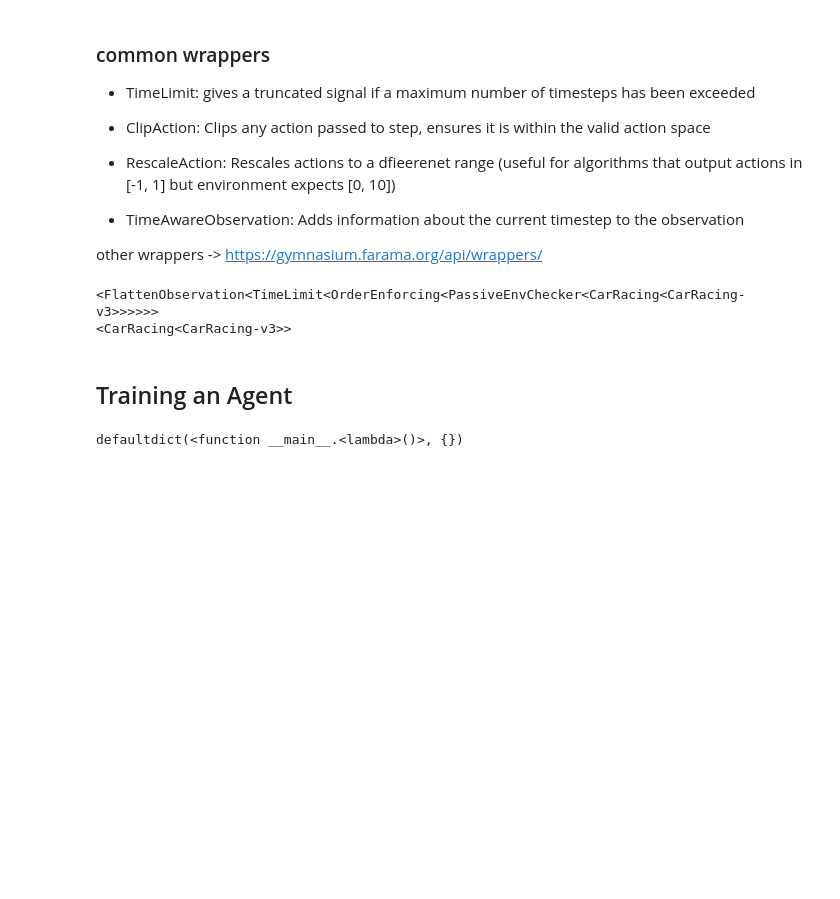
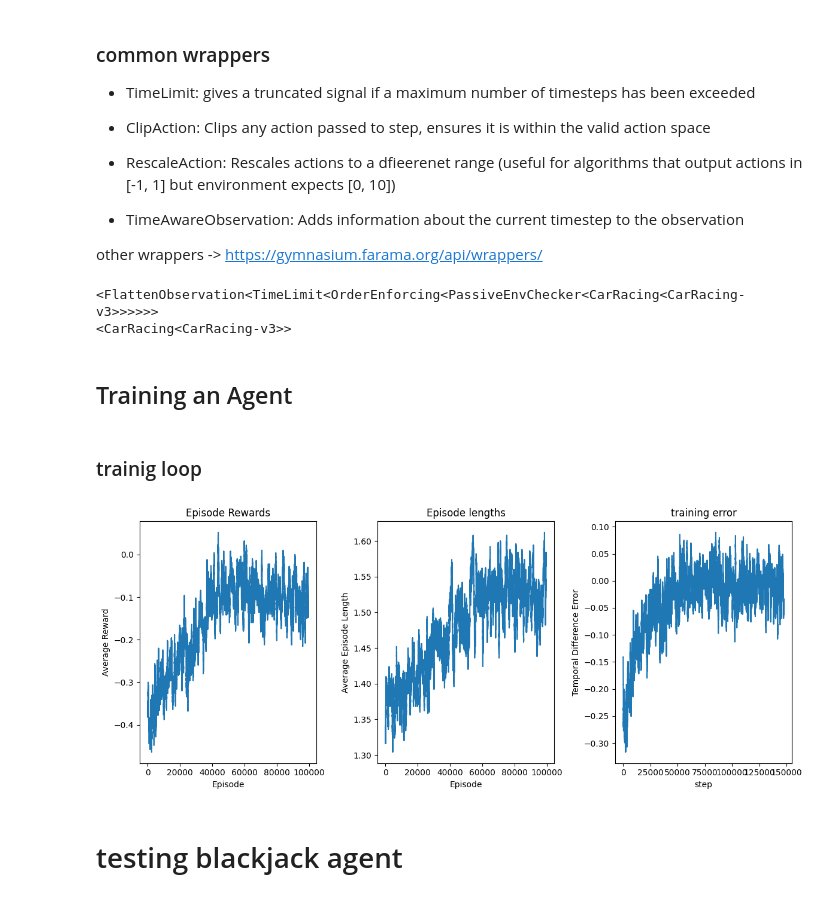
Before and after one commit to itsjustdannyb/side-quests, a Jupyter notebook: rl/learning_gymnasium.ipynb, the cells around one changed output. Saved outputs shown, nothing was run; the diff lists cells and outputs as text; code cells hidden in the pictures; blank space fills up the shorter version.

Commit message:
update blackjack

```diff
--- a/rl/learning_gymnasium.ipynb
+++ b/rl/learning_gymnasium.ipynb
@@ -163,9 +163,25 @@ class BlackjackAgent:
   def decay_epsilon(self):
     """Reduce exploration rate after each episode"""
     self.epsilon = max(self.final_epsilon, self.epsilon - self.epsilon_decay)
-# %%
-env = gym.make("Blackjack-v1")
-q_values = defaultdict(lambda: np.zeros(env.action_space.n))
-q_values
-# %% [output]
-defaultdict(<function __main__.<lambda>()>, {})
+# %%
+## trainig the agent
+
+learning_rate = 0.01
+n_episodes = 100_000
+start_epsilon = 1.0
+epsilon_decay = start_epsilon / (n_episodes / 2)
+final_epsilon = 0.1
+
+# create environment and agent
+env = gym.make("Blackjack-v1", sab=False)
+env = gym.wrappers.RecordEpisodeStatistics(env, buffer_length=n_episodes)
+
+agent = BlackjackAgent(
+    env=env,
+    learning_rate=learning_rate,
+    init_epsilon=start_epsilon,
+    epsilon_decay=epsilon_decay,
+    final_epsilon=final_epsilon
+)
+# %% [markdown]
+### trainig loop
@@ -171,0 +213,52 @@ defaultdict(<function __main__.<lambda>()>, {})
+# %%
+## analyze training results
+import matplotlib.pyplot as plt
+
+def get_moving_average(arr, window, convolution_mode):
+  # Convert the deque to a numpy array directly
+  return np.convolve(np.array(arr), np.ones(window), mode=convolution_mode) / window
+
+rolling_length = 500
+fig, axs = plt.subplots(ncols=3, figsize=(12,5))
+
+axs[0].set_title("Episode Rewards")
+reward_moving_average = get_moving_average(
+    env.return_queue,
+    rolling_length,
+    "valid"
+)
+
+axs[0].plot(range(len(reward_moving_average)), reward_moving_average)
+axs[0].set_ylabel("Average Reward")
+axs[0].set_xlabel("Episode")
+
+# episode lengths (num actions per hand)
+axs[1].set_title("Episode lengths")
+length_moving_average = get_moving_average(
+    env.length_queue,
+    rolling_length,
+    "valid"
+)
+
+axs[1].plot(range(len(length_moving_average)), length_moving_average)
+axs[1].set_ylabel("Average Episode Length")
+axs[1].set_xlabel("Episode")
+
+# training error
+axs[2].set_title("training error")
+training_error_moving_average = get_moving_average(
+    agent.training_error,
+    rolling_length,
+    "same"
+)
+
+axs[2].plot(range(len(training_error_moving_average)), training_error_moving_average)
+axs[2].set_ylabel("Temporal Difference Error")
+axs[2].set_xlabel("step")
+
+plt.tight_layout()
+plt.show()
+# %% [output]
+[figure, added]
+# %% [markdown]
+# testing blackjack agent
```
Also changed, not shown: parts of 5 cells of this notebook.
